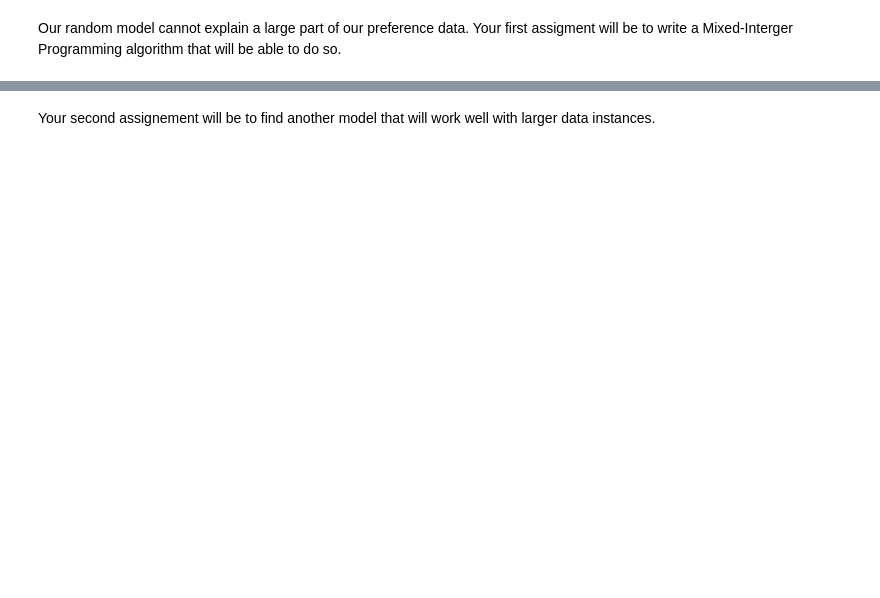
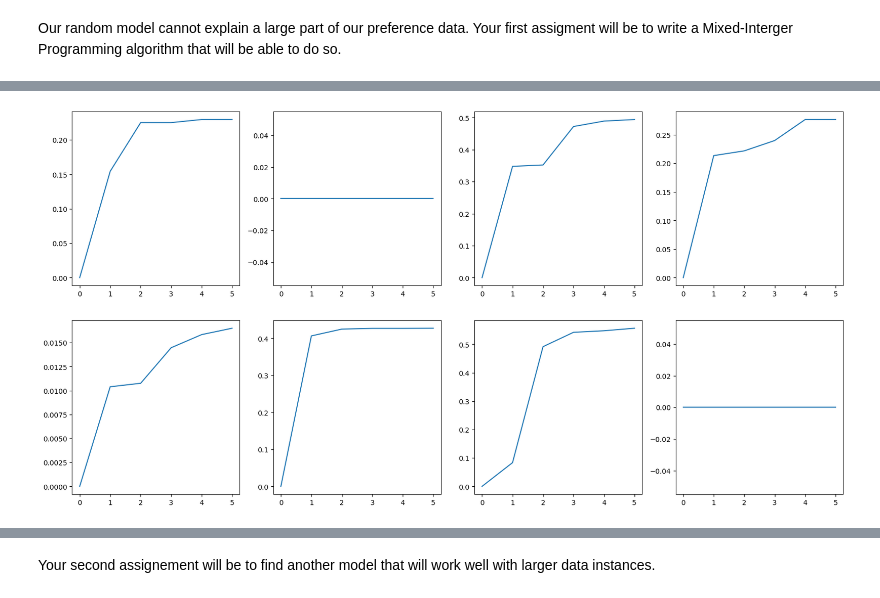
Before and after one commit to AxelV-hub/cs-sdp-2023-24, a Jupyter notebook: notebooks/example.ipynb, the cells around one changed output, grey strips where cells are left out. Saved outputs shown, nothing was run; the diff lists cells and outputs as text; code cells hidden in the pictures; blank space fills up the shorter version.

```diff
--- a/notebooks/example.ipynb
+++ b/notebooks/example.ipynb
@@ -168,3 +153,16 @@ Percentage of preferences well regrouped into clusters: 0.9900250626566416
+# %%
+def plot_utility_functions(u_opt):
+	n_features = u_opt.shape[0]
+	n_clusters = u_opt.shape[2]
+	fig, axs = plt.subplots(n_clusters, n_features, figsize = (20,10), gridspec_kw={'width_ratios': [1]*n_features, 'height_ratios': [1]*n_clusters})
+	for k in range(n_clusters):
+		for i in range(n_features):
+			axs[k,i].plot(u_opt[i, :, k])
+	plt.show()
+# %%
+plot_utility_functions(model.u)
+# %% [output]
+[figure, added]
 # %%
 # As an example here are the results obtained with:
 # Uncomment the code to check your results
```
Also changed, not shown: parts of 22 cells of this notebook, 10 other files.
